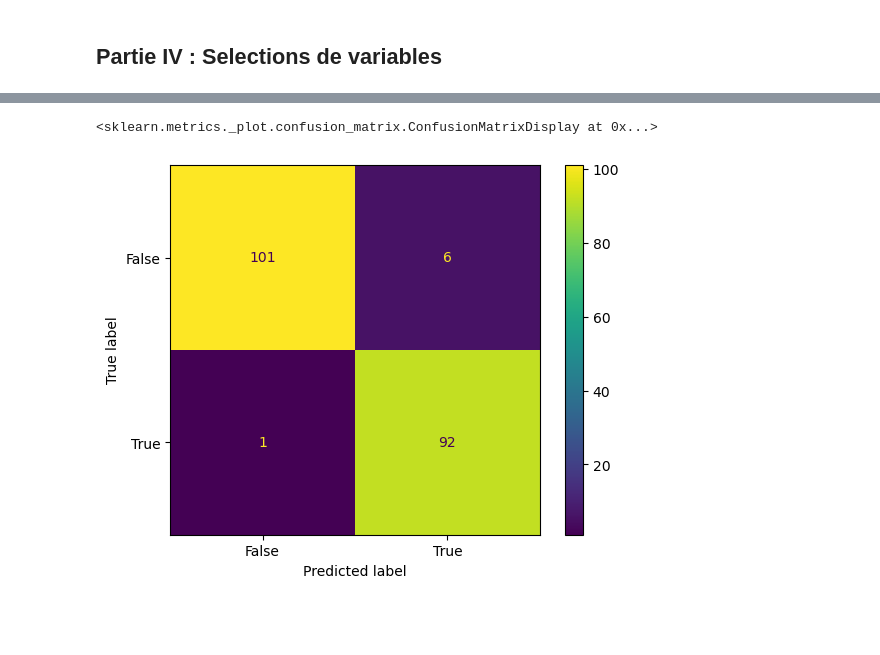
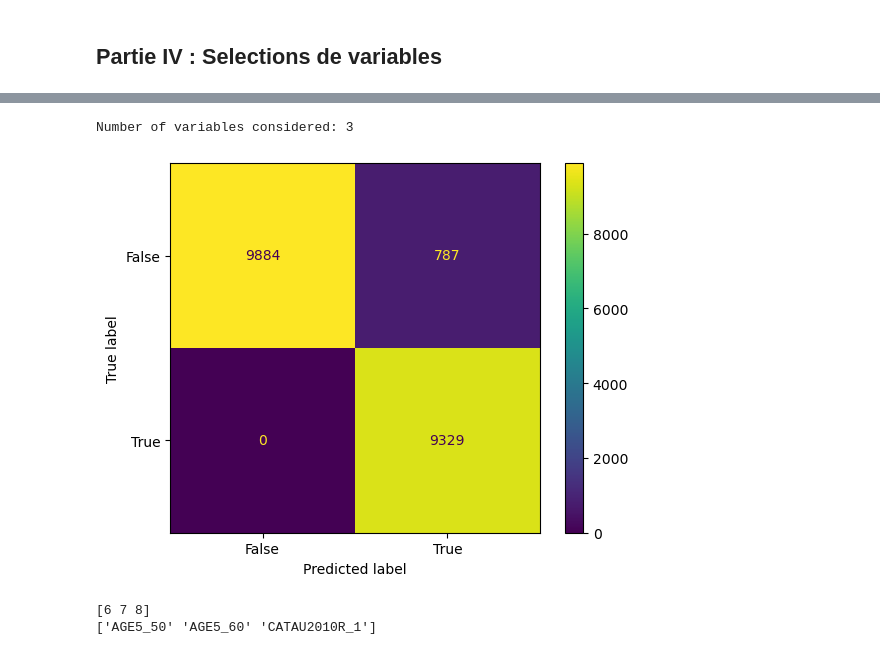
Before and after one commit to Alexis-Barrau/python_ensae, a Jupyter notebook: Scripts/Script first analysis.ipynb, the cells around one changed output, grey strips where cells are left out. Cells and saved outputs as stored; diff of their text form; code cells hidden in the pictures; blank space fills up the shorter version.

Commit message:
Update prediction emploi

```diff
--- a/Scripts/Script first analysis.ipynb
+++ b/Scripts/Script first analysis.ipynb
@@ -98,8 +98,10 @@ print(EEC_2019.shape)
 
 # Gestion des outliers??? Pas nécessaire ici puisqu'on fonctionne seulement avec des variables catégorielles
 
+# standardisation des variables explicatives ? Pas utile car que des dummies
+# (La standardisation permet une convergence plus rapide des algorithmes pour des variables réelles)
 
-EEC_2019_subsample = EEC_2019.sample(n=1000, random_state=3)
+EEC_2019_subsample = EEC_2019.sample(n=100000, random_state=3)
 # %% [output]
 ['ACTEU', 'ANNEE', 'TRIM', 'AGE3', 'AGE5', 'CATAU2010R', 'COURED', 'CSTOT', 'CSTOTR', 'CSTOTPRM', 'DIP11', 'ENFRED', 'METRODOM', 'NFRRED', 'SEXE', 'TYPMEN7']
 (416298, 16)
@@ -396,12 +389,15 @@ print(X[:100])
 from sklearn.linear_model import LassoCV
 from sklearn.feature_selection import SelectFromModel
 
+#  Lasso linear model with cross-validated selection of the regularization parameter (alpha) to find the optimal
 clf = LassoCV()
+clf.fit(X, y)
 
-# Je m'impose un maximum 20 features
-sfm = SelectFromModel(clf, prefit=False, max_features=20)
+# Je m'impose un maximum de 10 features selectionnées
+sfm = SelectFromModel(clf, prefit=False, max_features=10)
 
 sfm.fit(X,y)
 X_transform = sfm.transform(X)
-print(X_transform.shape)
+print("Transformed data shape:", X_transform.shape)
+print("Original data shape:", X.shape)
 # %% [output]
@@ -413,29 +409,17 @@ X_train_2, X_test_2, y_train_2, y_test_2 = train_test_split(X_transform,
                                                     y,
                                                     test_size=.2, random_state=3)
 
-# Cherche la meilleure combinaison de paramètres à partir d'une grille:
-# 50 valeurs de regularisation
-# Regularisation Lasso ou Ridge
-# 3 valeurs de tolérance pour les critères d'arrêt
-# (Le processus d'optimisation s'arrête lorsque la modification des coefficients est inférieure à la tolérance spécifiée)
-params= { 'C':np.linspace(0.1, 20, 50), 'penalty': ['l1','l2'],'tol': [10, 1, 0.01,0.1] }
+
+params= { 'C':np.linspace(0.001, 1, 50), 'tol': [0.01, 0.1, 1, 10] }
 
 
-lr =LogisticRegression( dual=False, fit_intercept=True,
-                   intercept_scaling=1, class_weight=None, random_state=3, solver='liblinear',
-                   max_iter=100, multi_class='auto', verbose=0, warm_start=False, n_jobs=None,
-                   l1_ratio=None)
 
-gs = GridSearchCV(estimator=lr,
+gs = GridSearchCV(estimator=LogisticRegression( random_state=3, penalty = "l1", solver='liblinear'),
                    param_grid=params,
                    cv=5)
 
 gs.fit(X_train_2, y_train_2)
 
-results_df = pd.DataFrame(gs.cv_results_)
-print(results_df[['params', 'mean_test_score', 'std_test_score']])
-
-# This line calculates the accuracy of the best model found by the grid search on the specified sample (important -> x_test)
 print(gs.best_params_)
 print(gs.score(X_train_2, y_train_2))
 print(gs.score(X_test_2, y_test_2))
@@ -460,19 +426,31 @@ print(gs.score(X_test_2, y_test_2))
 # %%
-clf = LogisticRegression(penalty='l2', dual=False, tol=0.01, C=5.3795918367346935, fit_intercept=True,
-                   intercept_scaling=1, class_weight=None, random_state=3, solver='liblinear',
-                   max_iter=100, multi_class='auto', verbose=0, warm_start=False, n_jobs=None,
-                   l1_ratio=None)
+clf = LogisticRegression(tol=gs.best_params_['tol'], C=gs.best_params_['C'],
+                         random_state=3, penalty="l1", solver='liblinear')
 
 clf.fit(X_train_2, y_train_2)
 y_pred_2 = clf.predict(X_test_2)
-
 
 cm= confusion_matrix(y_test_2, y_pred_2)
 disp = ConfusionMatrixDisplay(
             confusion_matrix=cm,
             display_labels=clf.classes_
        )
 disp.plot()
+
+num_variables = np.sum(np.abs(clf.coef_) > 1e-10)
+print("Number of variables considered:", num_variables)
+
+#On obtient la meme matrice en utilisant ici que 3 variables explicatives
 # %% [output]
-<sklearn.metrics._plot.confusion_matrix.ConfusionMatrixDisplay at 0x...>
+Number of variables considered: 3
-[figure, old version]
+[figure, new version]
+# %%
+variables_indices = np.where(np.abs(clf.coef_) > 1e-10)[1]
+variables = EEC_2019_subsample.drop(columns=["EMPLOI", "ANNEE", "TRIM"]).columns[variables_indices].values
+print(variables_indices)
+print(variables)
+
+# predicteur efficace avec 3 variables : avoir la cinquantaine, la soixantaine, habiter une grande aire urbaine
+# %% [output]
+[6 7 8]
+['AGE5_50' 'AGE5_60' 'CATAU2010R_1']
```
Also changed, not shown: parts of 22 cells of this notebook.
